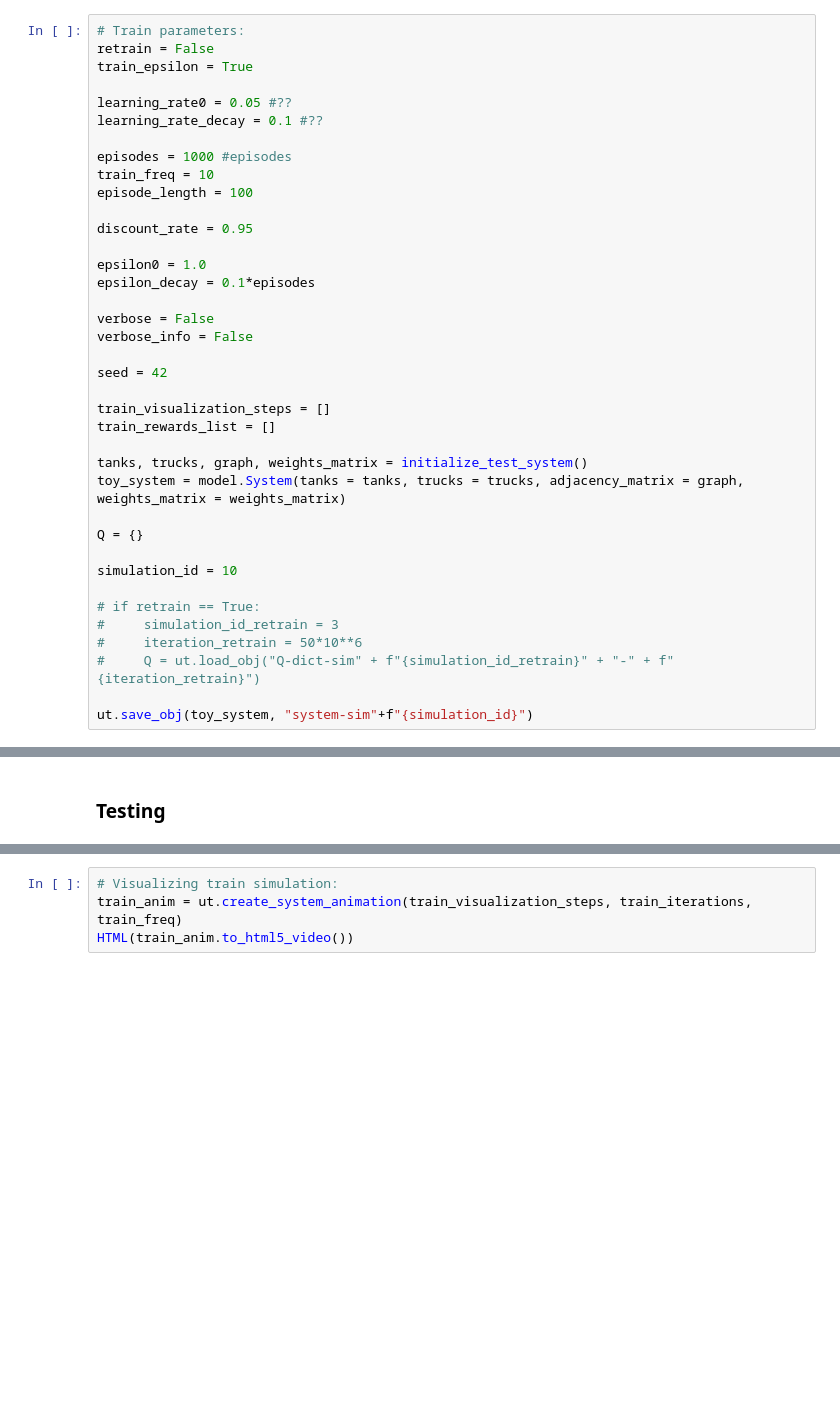
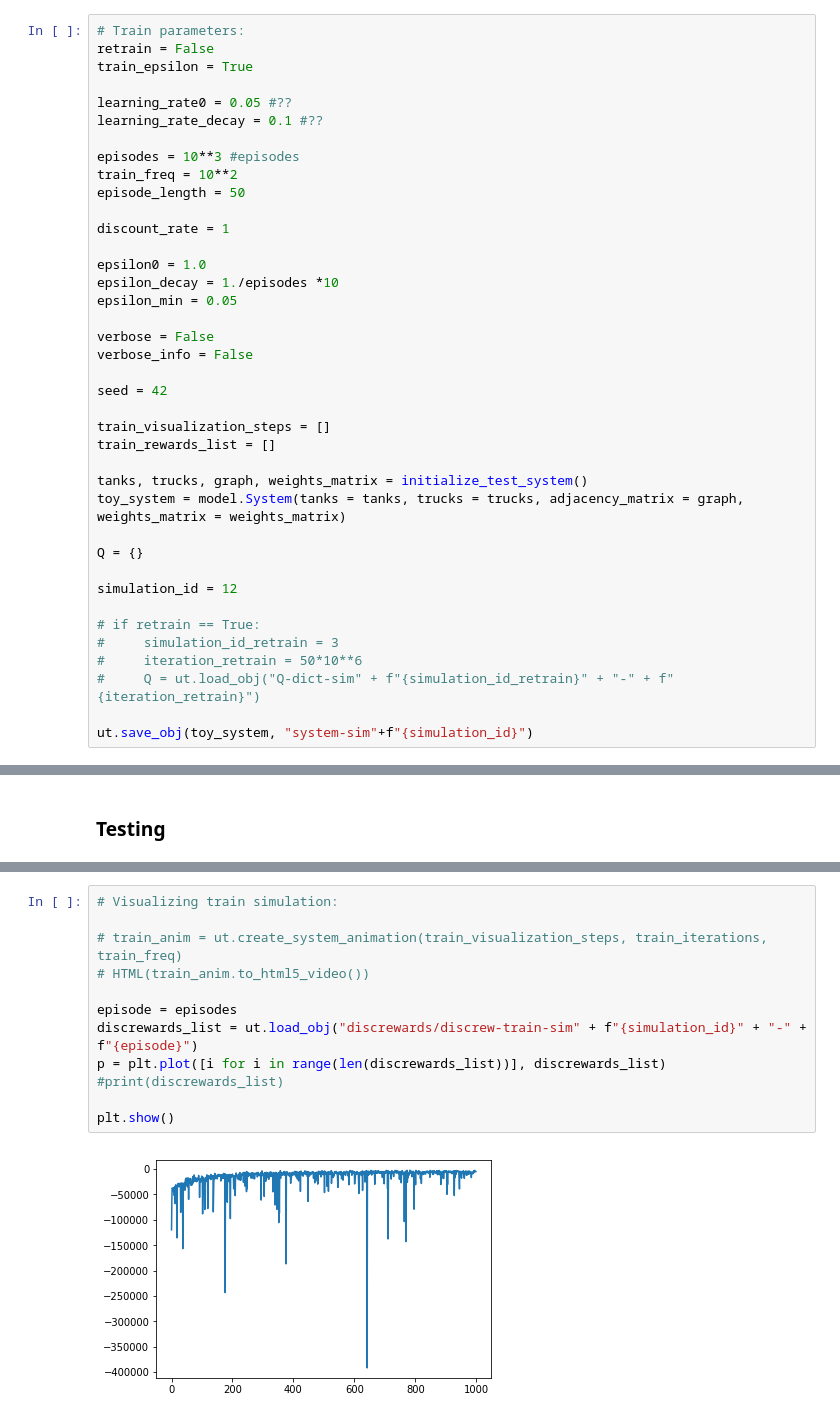
Before and after one commit to dsalgador/RL-Project, a Jupyter notebook: Test-Q-Simulations.ipynb, the cells around one changed output, grey strips where cells are left out. Cells and saved outputs as stored; diff of their text form; blank space fills up the shorter version.

Commit message:
Minor additions/prints, etc for the episodic version

```diff
--- a/Test-Q-Simulations.ipynb
+++ b/Test-Q-Simulations.ipynb
@@ -119,14 +141,15 @@ train_epsilon = True
 learning_rate0 = 0.05 #??
 learning_rate_decay = 0.1 #??
 
-episodes = 1000 #episodes
-train_freq = 10
-episode_length = 100
+episodes = 10**3 #episodes
+train_freq = 10**2
+episode_length = 50
 
-discount_rate = 0.95
+discount_rate = 1
 
 epsilon0 = 1.0
-epsilon_decay = 0.1*episodes
+epsilon_decay = 1./episodes *10
+epsilon_min = 0.05
 
 verbose = False
 verbose_info = False
@@ -141,7 +164,7 @@ toy_system = model.System(tanks = tanks, trucks = trucks, adjacency_matrix = gra
 
 Q = {}
 
-simulation_id = 10
+simulation_id = 12
 
 # if retrain == True:
 #     simulation_id_retrain = 3
@@ -457,7 +423,17 @@ plt.show()
 # %%
 # Visualizing train simulation:
-train_anim = ut.create_system_animation(train_visualization_steps, train_iterations, train_freq)
-HTML(train_anim.to_html5_video())
+
+# train_anim = ut.create_system_animation(train_visualization_steps, train_iterations, train_freq)
+# HTML(train_anim.to_html5_video())
+
+episode = episodes
+discrewards_list = ut.load_obj("discrewards/discrew-train-sim" + f"{simulation_id}" + "-" + f"{episode}")
+p = plt.plot([i for i in range(len(discrewards_list))], discrewards_list)
+#print(discrewards_list)
+
+plt.show()
+# %% [output]
+[figure, added]
 # %%
    # simulation_id = 4
     #train_iterations = 2*10**6
```
Also changed, not shown: parts of 10 cells of this notebook.
